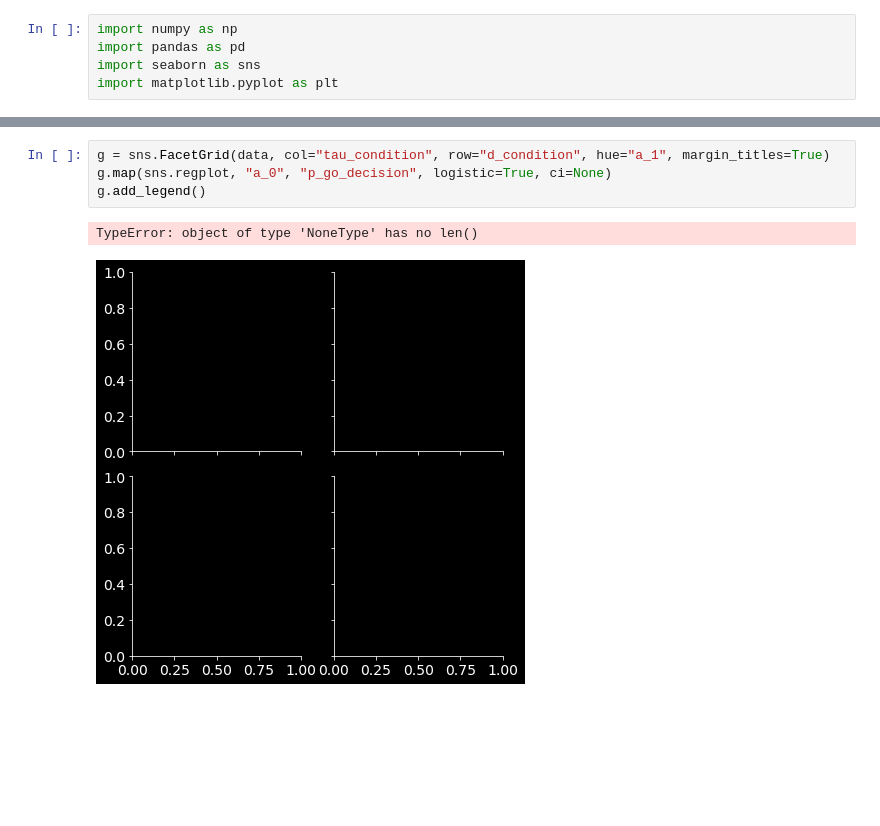
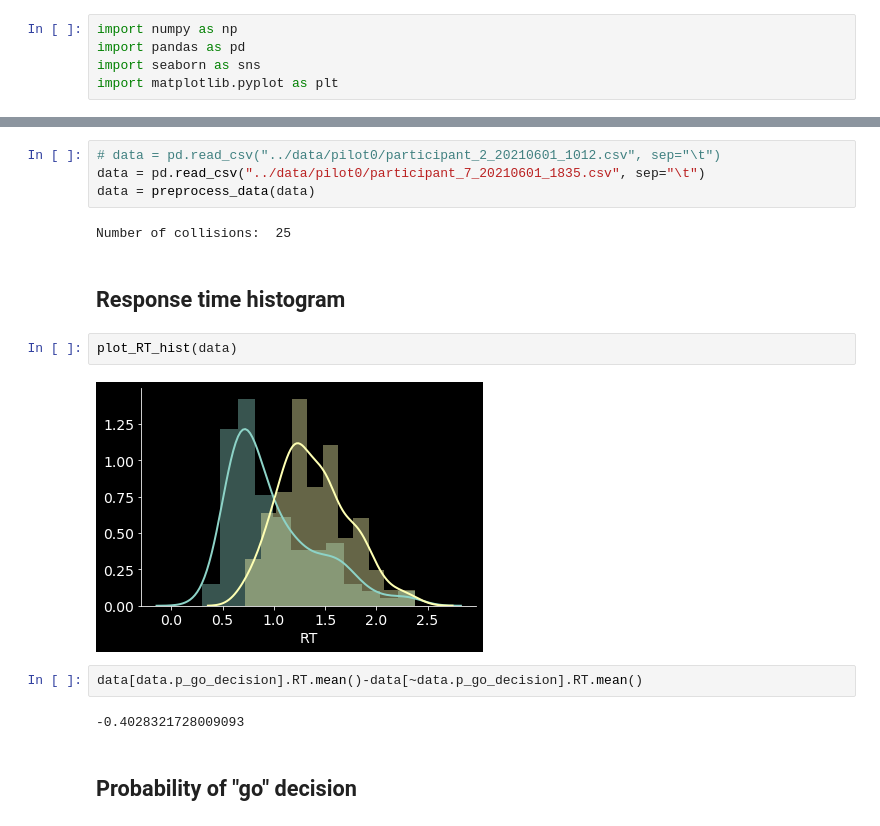
Before and after one commit to tud-hri/nudging-humans-in-traffic, a Jupyter notebook: data_analysis/pilot0_results.ipynb, the cells around one changed output, grey strips where cells are left out. Drawn from its saved outputs; the diff is of its cells as text; blank space fills up the shorter version.

```diff
--- a/data_analysis/pilot0_results.ipynb
+++ b/data_analysis/pilot0_results.ipynb
@@ -38,8 +24,19 @@ Number of collisions:  17
-# %%
-g = sns.FacetGrid(data, col="tau_condition", row="d_condition", hue="a_1", margin_titles=True)
-g.map(sns.regplot, "a_0", "p_go_decision", logistic=True, ci=None)
-g.add_legend()
-# %% [output]
-TypeError: object of type 'NoneType' has no len()
-[figure, removed]
+# %%
+# data = pd.read_csv("../data/pilot0/participant_2_20210601_1012.csv", sep="\t")
+data = pd.read_csv("../data/pilot0/participant_7_20210601_1835.csv", sep="\t")
+data = preprocess_data(data)
+# %% [output]
+Number of collisions:  25
+# %% [markdown]
+## Response time histogram
+# %%
+plot_RT_hist(data)
+# %% [output]
+[figure, added]
+# %%
+data[data.p_go_decision].RT.mean()-data[~data.p_go_decision].RT.mean()
+# %% [output]
+-0.4028321728009093
+# %% [markdown]
+## Probability of "go" decision
 # %%
```
Also changed, not shown: parts of 8 cells of this notebook, 2 other files.
